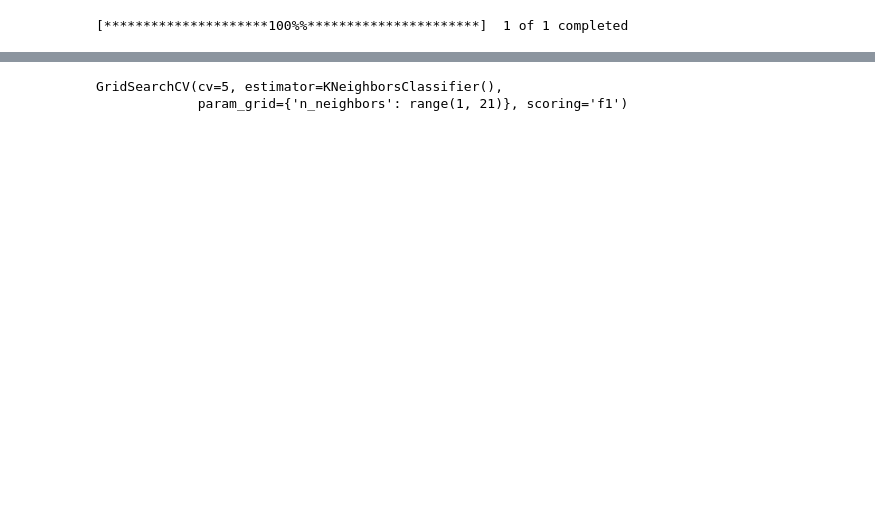
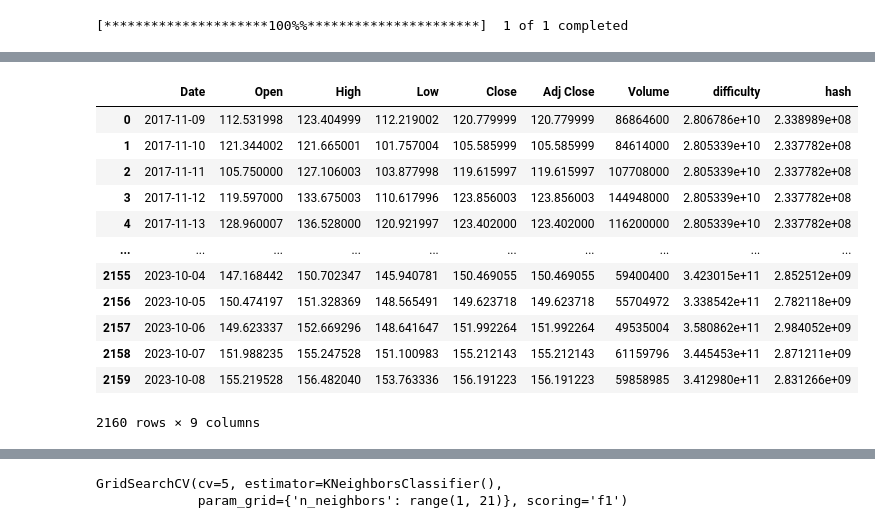
Before and after one commit to abariow/crypto-market-analysis, a Jupyter notebook: Q3_mohnz.ipynb, the cells around one changed output, grey strips where cells are left out. Drawn from its saved outputs; the diff is of its cells as text; code cells hidden in the pictures; blank space fills up the shorter version.

Commit message:
Preprocess XMR Hash/Difficulty files, Correct thier date range, Merge them with df

```diff
--- a/Q3_mohnz.ipynb
+++ b/Q3_mohnz.ipynb
@@ -24,3 +85,22 @@ df.reset_index(inplace=True)
+# %%
+### Merge difficulty and hash into XMR-Monro (our main df)
+for file in difficulty_hash_final_files:
+    df = pd.merge(df, file, on='Date')
+df
+# %% [output]
+|  | Date | Open | High | Low | Close | Adj Close | Volume | difficulty | hash |
+| 0 | 2017-11-09 | 112.531998 | 123.404999 | 112.219002 | 120.779999 | 120.779999 | 86864600 | 2.806786e+10 | 2.338989e+08 |
+| 1 | 2017-11-10 | 121.344002 | 121.665001 | 101.757004 | 105.585999 | 105.585999 | 84614000 | 2.805339e+10 | 2.337782e+08 |
+| 2 | 2017-11-11 | 105.750000 | 127.106003 | 103.877998 | 119.615997 | 119.615997 | 107708000 | 2.805339e+10 | 2.337782e+08 |
+| 3 | 2017-11-12 | 119.597000 | 133.675003 | 110.617996 | 123.856003 | 123.856003 | 144948000 | 2.805339e+10 | 2.337782e+08 |
+| 4 | 2017-11-13 | 128.960007 | 136.528000 | 120.921997 | 123.402000 | 123.402000 | 116200000 | 2.805339e+10 | 2.337782e+08 |
+| ... | ... | ... | ... | ... | ... | ... | ... | ... | ... |
+| 2155 | 2023-10-04 | 147.168442 | 150.702347 | 145.940781 | 150.469055 | 150.469055 | 59400400 | 3.423015e+11 | 2.852512e+09 |
+| 2156 | 2023-10-05 | 150.474197 | 151.328369 | 148.565491 | 149.623718 | 149.623718 | 55704972 | 3.338542e+11 | 2.782118e+09 |
+| 2157 | 2023-10-06 | 149.623337 | 152.669296 | 148.641647 | 151.992264 | 151.992264 | 49535004 | 3.580862e+11 | 2.984052e+09 |
+| 2158 | 2023-10-07 | 151.988235 | 155.247528 | 151.100983 | 155.212143 | 155.212143 | 61159796 | 3.445453e+11 | 2.871211e+09 |
+| 2159 | 2023-10-08 | 155.219528 | 156.482040 | 153.763336 | 156.191223 | 156.191223 | 59858985 | 3.412980e+11 | 2.831266e+09 |
+2160 rows × 9 columns
 # %%
 ### Add Target vector as a separate column to dataframe for later reference
 ### This is Target Vector
```
Also changed, not shown: parts of 10 cells of this notebook.
